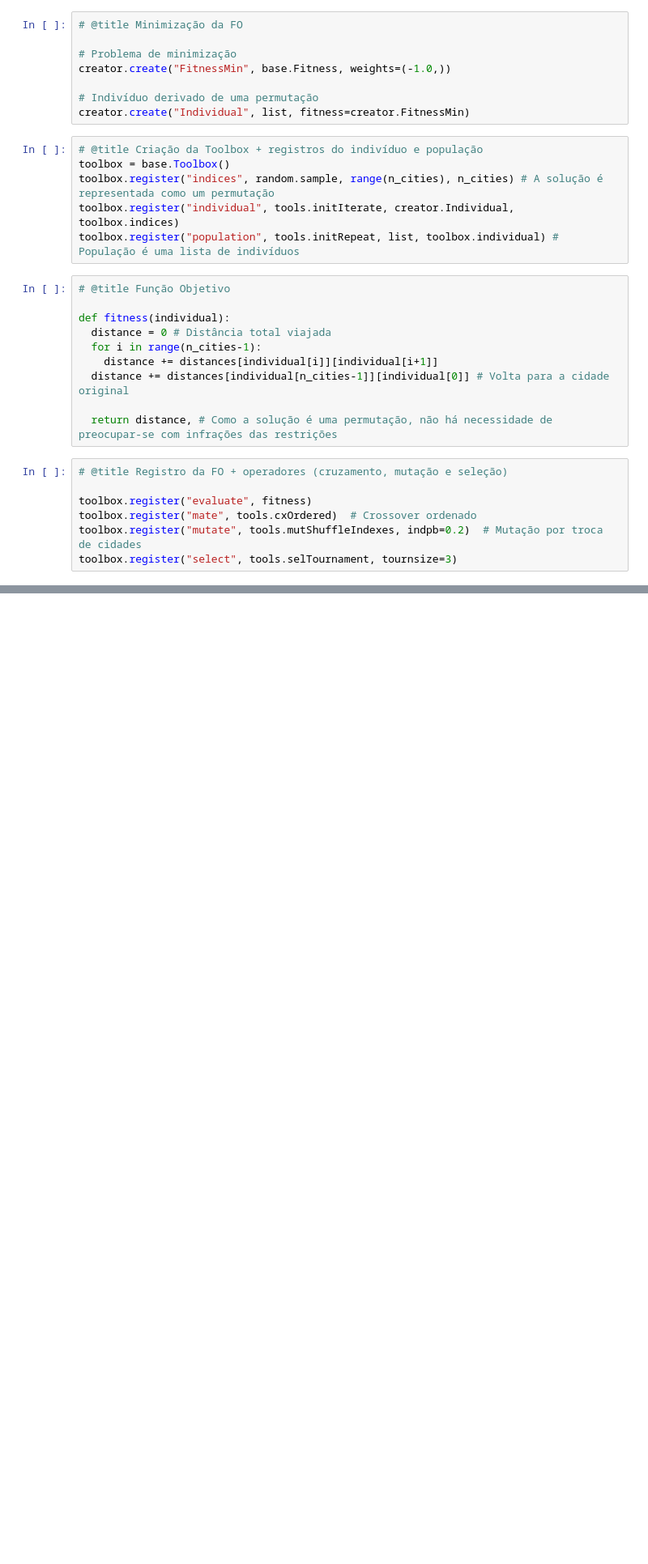
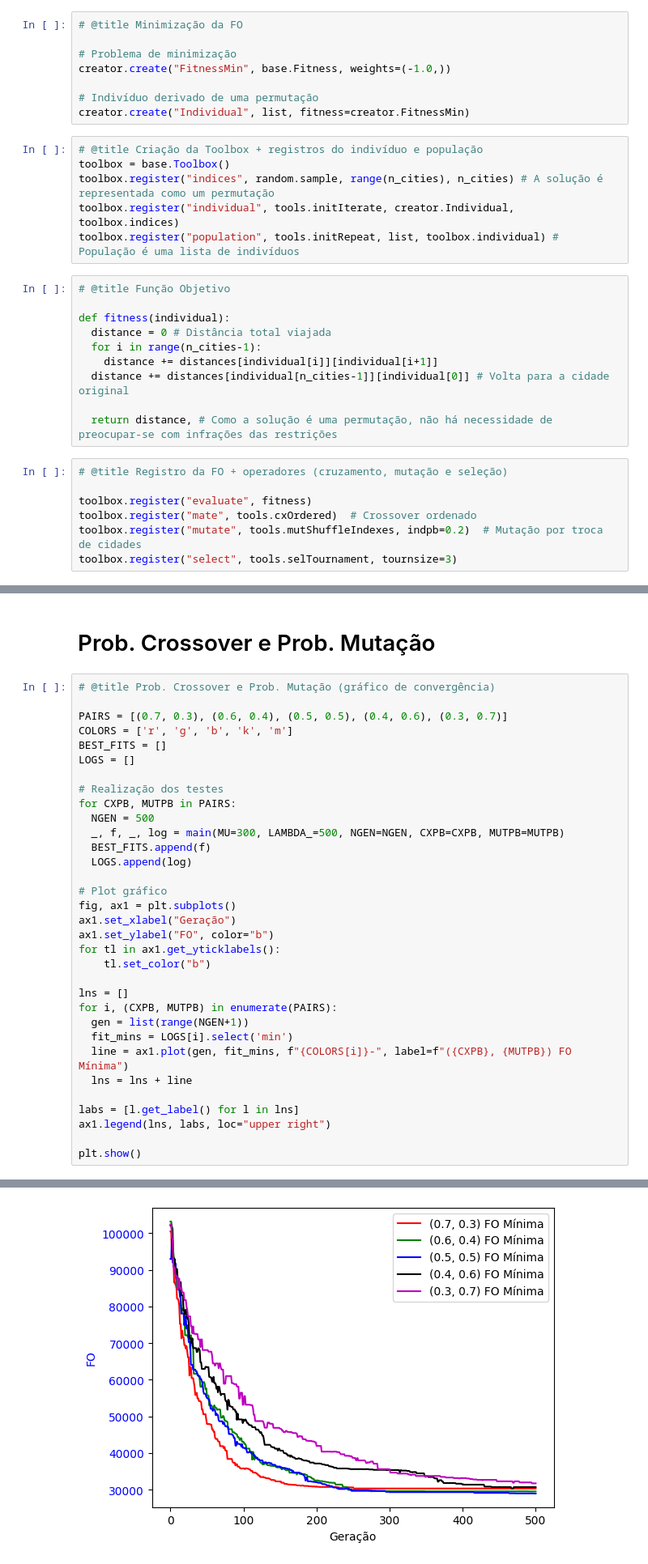
Before and after one commit to arthurnfmc/TSPGenetic, a Jupyter notebook: tspgenetic.ipynb, the cells around one changed output, grey strips where cells are left out. Shown at 81% size. Saved outputs shown, nothing was run; the diff lists cells and outputs as text; blank space fills up the shorter version.

```diff
--- a/tspgenetic.ipynb
+++ b/tspgenetic.ipynb
@@ -165,0 +302,36 @@ Distância total: 11012
+# %% [markdown]
+# Prob. Crossover e Prob. Mutação
+# %%
+# @title Prob. Crossover e Prob. Mutação (gráfico de convergência)
+
+PAIRS = [(0.7, 0.3), (0.6, 0.4), (0.5, 0.5), (0.4, 0.6), (0.3, 0.7)]
+COLORS = ['r', 'g', 'b', 'k', 'm']
+BEST_FITS = []
+LOGS = []
+
+# Realização dos testes
+for CXPB, MUTPB in PAIRS:
+  NGEN = 500
+  _, f, _, log = main(MU=300, LAMBDA_=500, NGEN=NGEN, CXPB=CXPB, MUTPB=MUTPB)
+  BEST_FITS.append(f)
+  LOGS.append(log)
+
+# Plot gráfico
+fig, ax1 = plt.subplots()
+ax1.set_xlabel("Geração")
+ax1.set_ylabel("FO", color="b")
+for tl in ax1.get_yticklabels():
+    tl.set_color("b")
+
+lns = []
+for i, (CXPB, MUTPB) in enumerate(PAIRS):
+  gen = list(range(NGEN+1))
+  fit_mins = LOGS[i].select('min')
+  line = ax1.plot(gen, fit_mins, f"{COLORS[i]}-", label=f"({CXPB}, {MUTPB}) FO Mínima")
+  lns = lns + line
+
+labs = [l.get_label() for l in lns]
+ax1.legend(lns, labs, loc="upper right")
+
+plt.show()
+# %% [output]
@@ -165,0 +355 @@ Distância total: 11012
+[figure, added]
```
Also changed, not shown: parts of 18 cells of this notebook.
